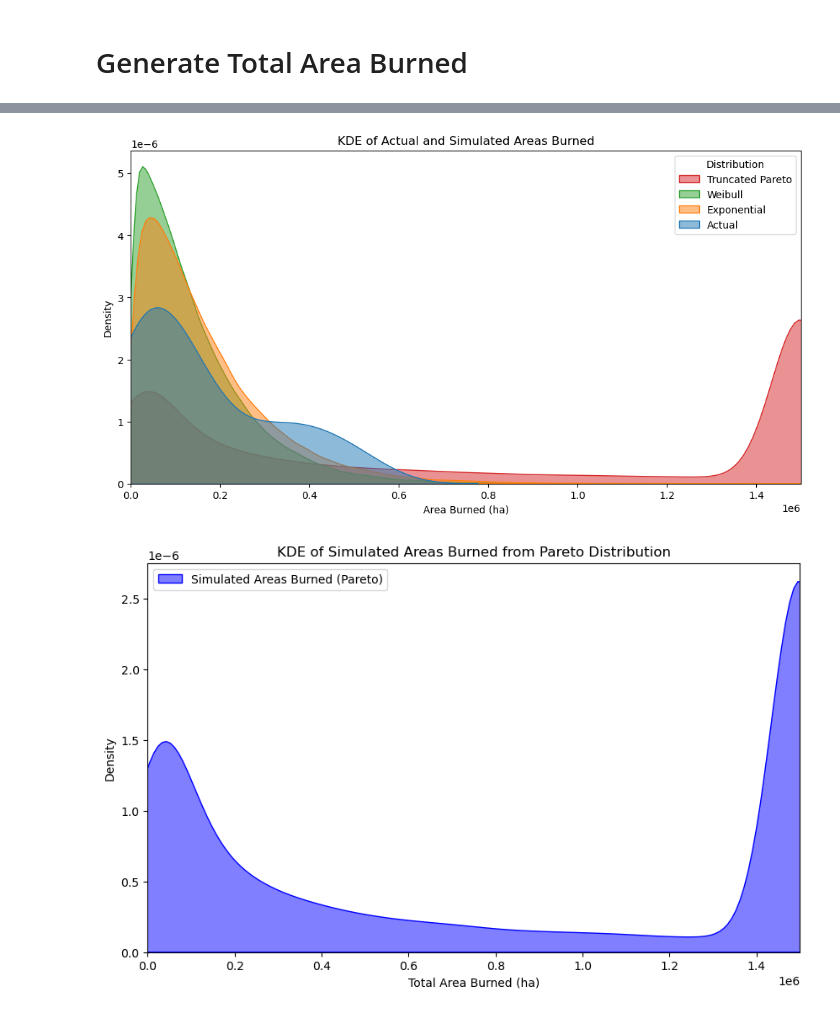
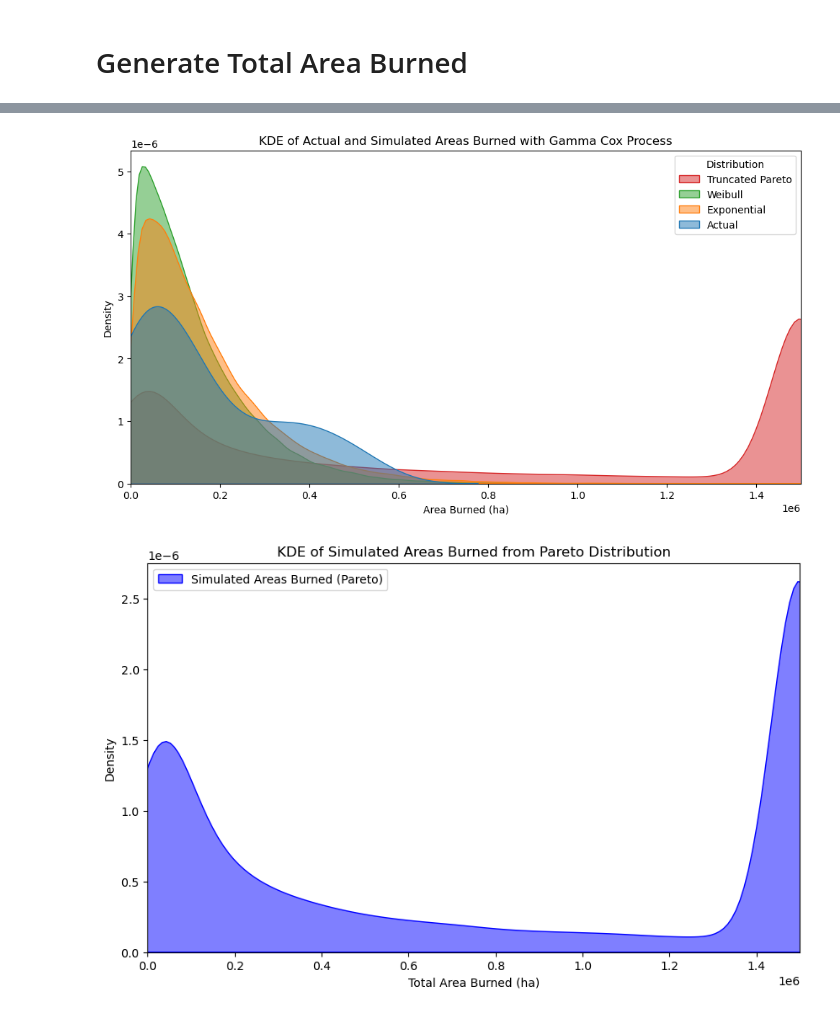
Before and after one commit to willseff/compound-poisson-fire-model, a Jupyter notebook: simulation.ipynb, the cells around one changed output, grey strips where cells are left out. Cells and saved outputs as stored; diff of their text form; code cells hidden in the pictures.

```diff
--- a/simulation.ipynb
+++ b/simulation.ipynb
@@ -157,0 +210,21 @@ plt.show()
+# %%
+# make histograms of the yearly burned by large fires
+
+# select only the fires that are greater than 100 ha
+joined_large = joined[joined.SIZE_HA > 100]
+
+# create a table for the total area burned by year with another column as the number of fires greater than 100 ha
+joined_large_grouped_zone = joined_large.groupby(['YEAR', 'FMZ_ZONE']).agg(
+    {'SIZE_HA': 'sum', 'REP_DATE': 'count'}).reset_index()
+
+# do histogram for the Size_HA column for each zone
+import seaborn as sns
+plt.figure(figsize=(12, 8))
+sns.histplot(data=joined_large_grouped_zone, x='SIZE_HA', hue='FMZ_ZONE', multiple='dodge', bins=20, kde=True)
+plt.title('Histogram of Area Burned by Large Fires (Size > 100 ha) by FMZ Zone')
+plt.xlabel('Area Burned (ha)')
+plt.ylabel('Frequency')
+handles, labels = plt.gca().get_legend_handles_labels()
+plt.legend(handles, ['Extensive', 'Intensive Measured'], title='FMZ Zone')
+plt.grid(axis='y', alpha=0.75)
+plt.show()
@@ -430,35 +592,35 @@ plt.show()
 # %%
 # use seaborn to make kde of each of the simulated over the actual
 import seaborn as sns
 # Create a DataFrame for the simulated areas
 simulated_df = pd.DataFrame({
     'Exponential': simulated_areas,
     'Weibull': simulated_areas_weibull,
     'Pareto': simulated_areas_pareto
 })
 
 # Create a DataFrame for the actual areas burned
 actual_df = pd.DataFrame({
     'Actual': joined_large_grouped['SIZE_HA']
 })
 
 # Combine the actual and simulated data for plotting
 combined_df = pd.concat([actual_df, simulated_df], axis=1)
 # Melt the DataFrame for seaborn
 melted_df = combined_df.melt(var_name='Distribution', value_name='Area Burned').dropna()
 # Create a KDE plot using seaborn
 plt.figure(figsize=(12, 6))
 order = ['Actual', 'Exponential', 'Weibull', 'Pareto']
 sns.kdeplot(data=melted_df, x='Area Burned', hue='Distribution', hue_order=order, fill=True, common_norm=False, alpha=0.5)
-plt.title('KDE of Actual and Simulated Areas Burned')
+plt.title('KDE of Actual and Simulated Areas Burned with Gamma Cox Process')
 plt.xlabel('Area Burned (ha)')
 plt.ylabel('Density')
 plt.xlim(0, 1500000)
 # add legend labeling each distribution
 plt.legend(title='Distribution', labels=['Truncated Pareto', 'Weibull', 'Exponential', 'Actual'])
 plt.show()
 # %% [output]
-[figure, old version]
+[figure, new version]
 # %%
 # make kde of the pareto
 plt.figure(figsize=(10, 6))
```
Also changed, not shown: parts of 12 cells of this notebook.
